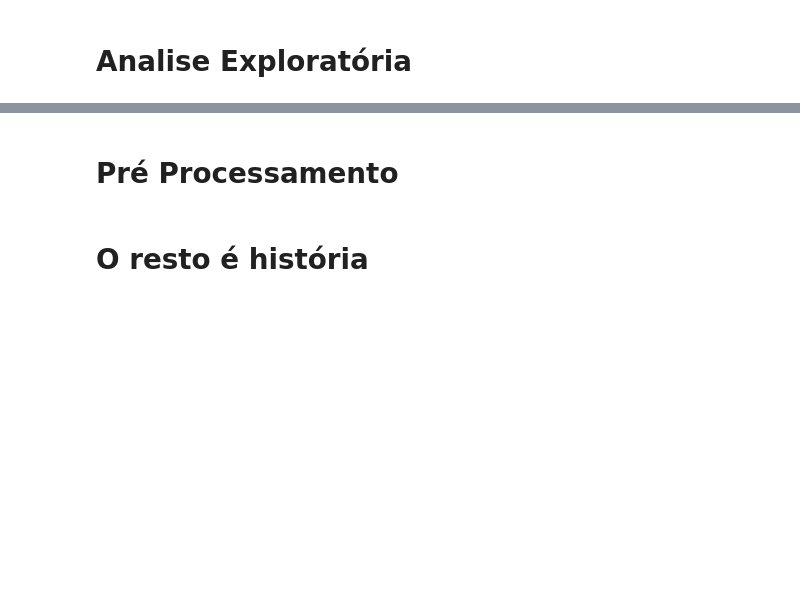
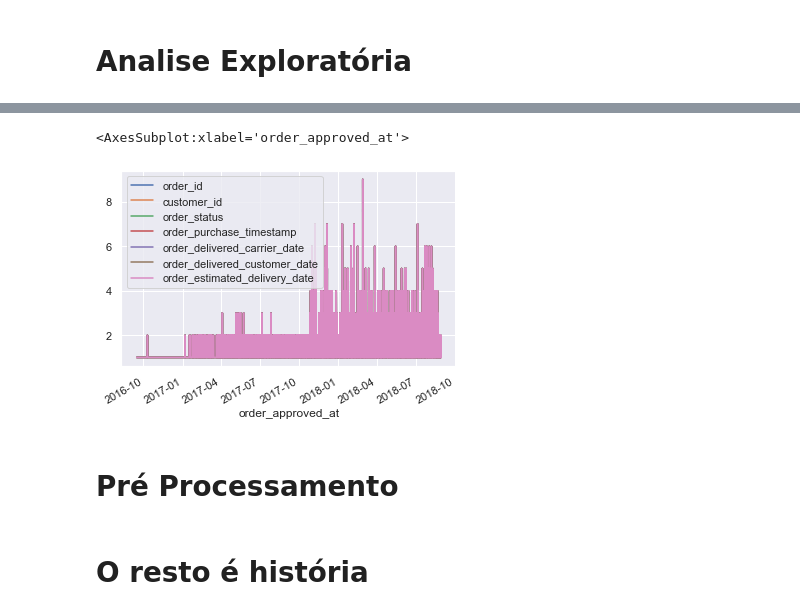
Before and after one commit to Herikc2/Brazilian-E-Commerce-Olist, a Jupyter notebook: docs/main.ipynb, the cells around one changed output, grey strips where cells are left out. Saved outputs shown, nothing was run; the diff lists cells and outputs as text; code cells hidden in the pictures; blank space fills up the shorter version.

```diff
--- a/docs/main.ipynb
+++ b/docs/main.ipynb
@@ -44,3 +212,8 @@ Bases separadas para cada problema de negócio? Ou a mesma?
+# %%
+dtOrdersAjustado.groupby('order_approved_at').count().plot(kind = 'line')
+# %% [output]
+<AxesSubplot:xlabel='order_approved_at'>
+[figure, added]
 # %% [markdown]
 # Pré Processamento
 # %% [markdown]
```
Also changed, not shown: parts of 22 cells of this notebook.
